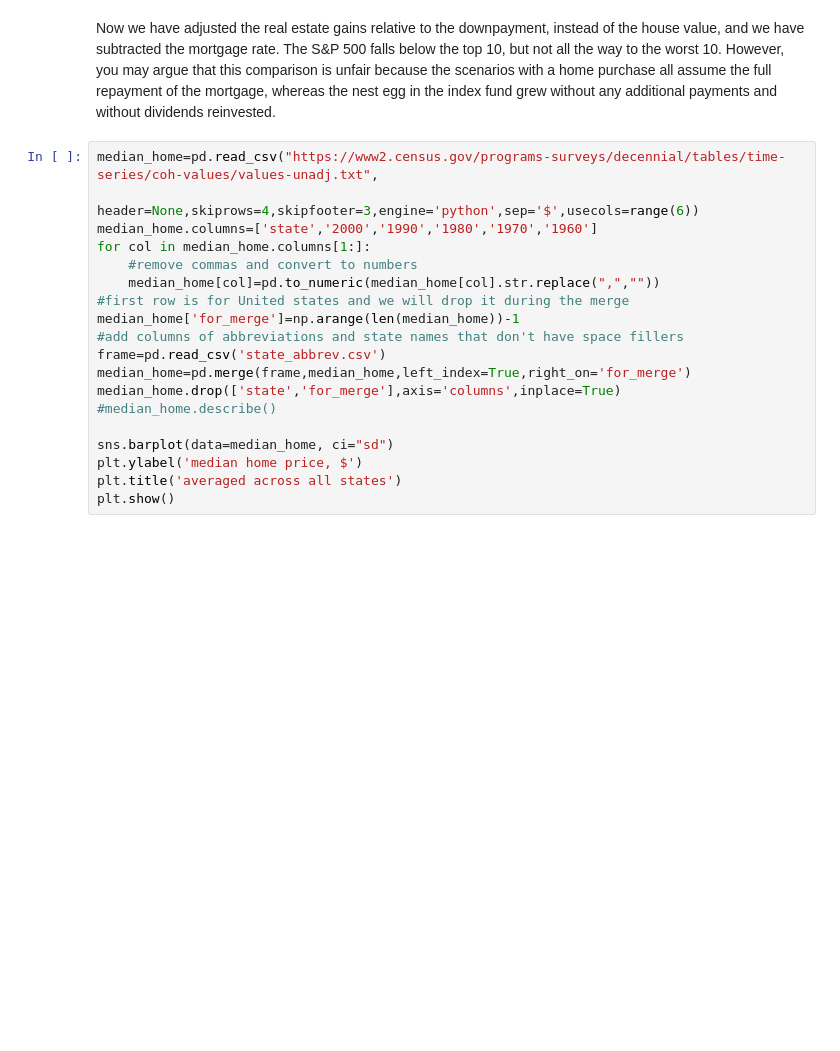
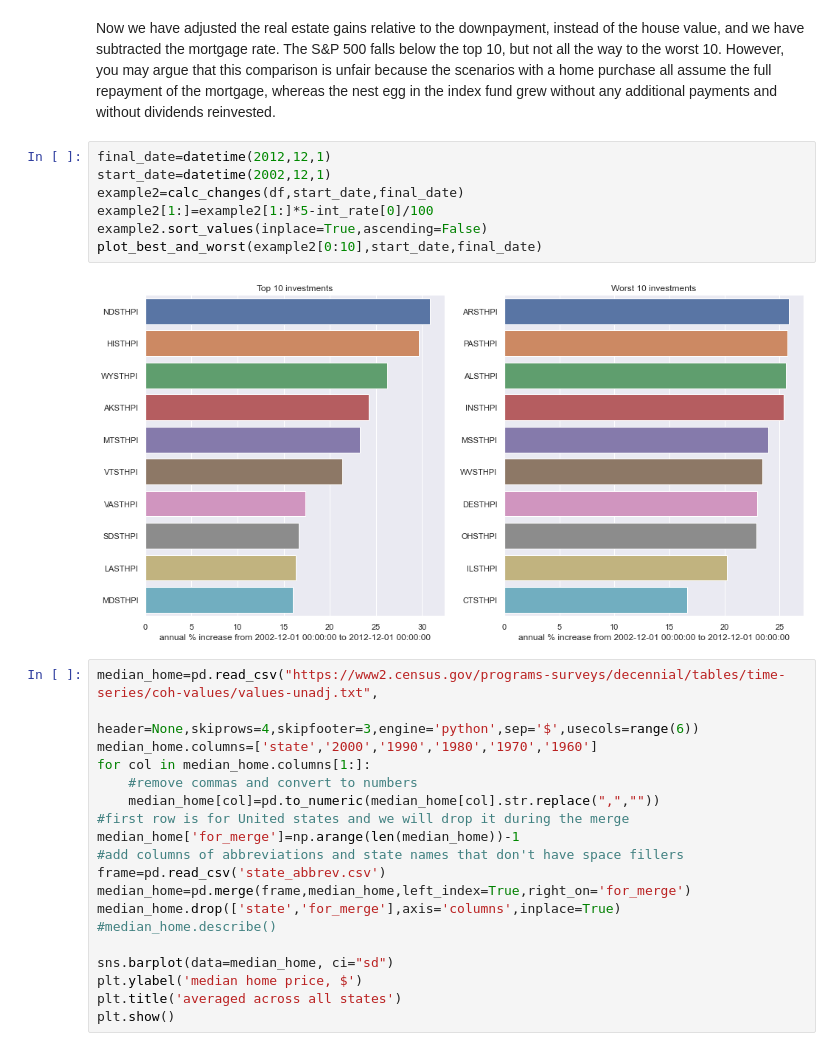
Before and after one commit to fxpena/portfolio, a Jupyter notebook: RE_v_stocks.ipynb, the cells around one changed output. Saved outputs shown, nothing was run; the diff lists cells and outputs as text; blank space fills up the shorter version.

```diff
--- a/RE_v_stocks.ipynb
+++ b/RE_v_stocks.ipynb
@@ -105,5 +115,14 @@ plt.show()
 # %% [markdown]
 Now we have adjusted the real estate gains relative to the downpayment, instead of the house value, and we have subtracted the mortgage rate. The S&P 500 falls below the top 10, but not all the way to the worst 10. However, you may argue that this comparison is unfair because the scenarios with a home purchase all assume the full repayment of the mortgage, whereas the nest egg in the index fund grew without any additional payments and without dividends reinvested.
+# %%
+final_date=datetime(2012,12,1)
+start_date=datetime(2002,12,1)
+example2=calc_changes(df,start_date,final_date)
+example2[1:]=example2[1:]*5-int_rate[0]/100
+example2.sort_values(inplace=True,ascending=False)
+plot_best_and_worst(example2[0:10],start_date,final_date)
+# %% [output]
+[figure, added]
 # %%
 median_home=pd.read_csv("https://www2.census.gov/programs-surveys/decennial/tables/time-series/coh-values/values-unadj.txt",
                         header=None,skiprows=4,skipfooter=3,engine='python',sep='$',usecols=range(6))
```
Also changed, not shown: parts of 6 cells of this notebook.
